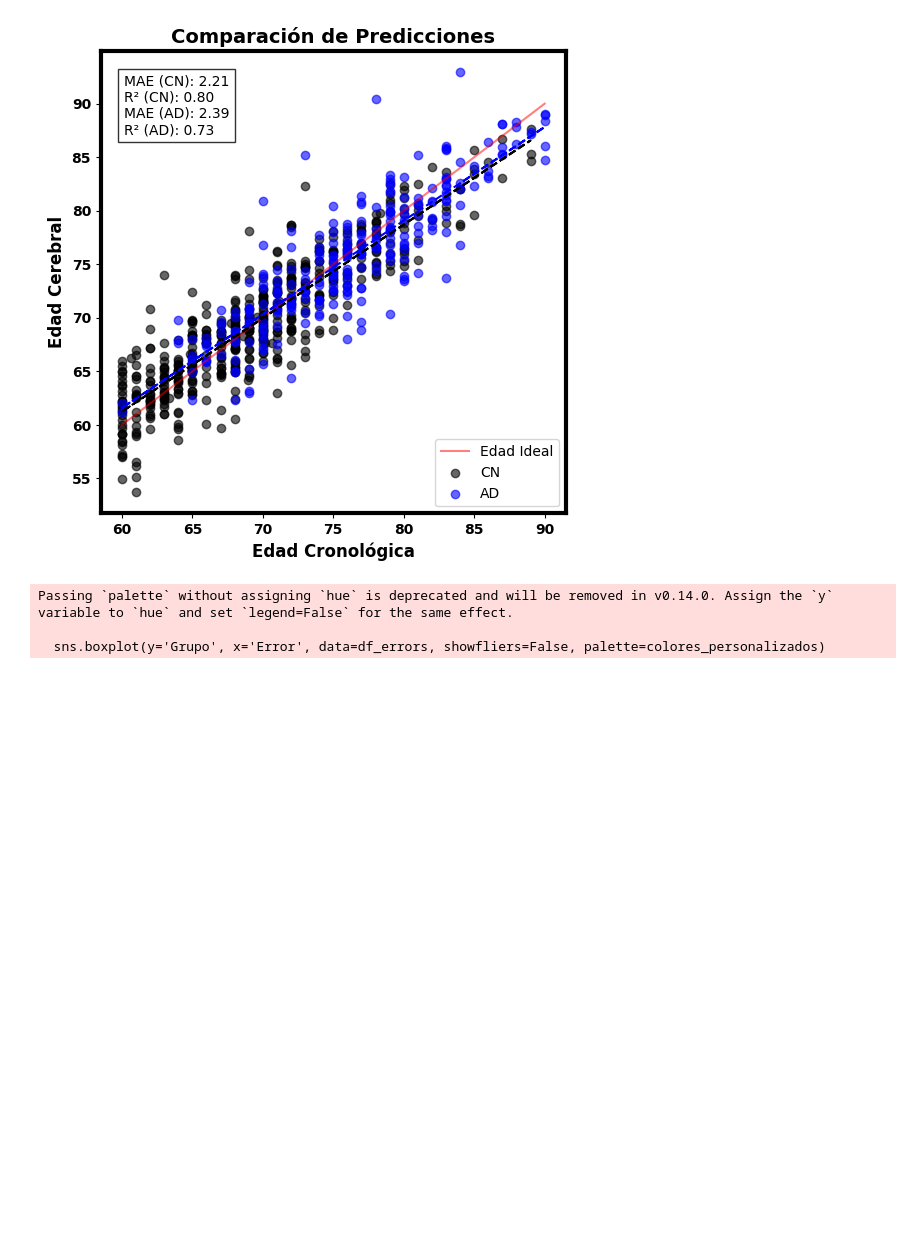
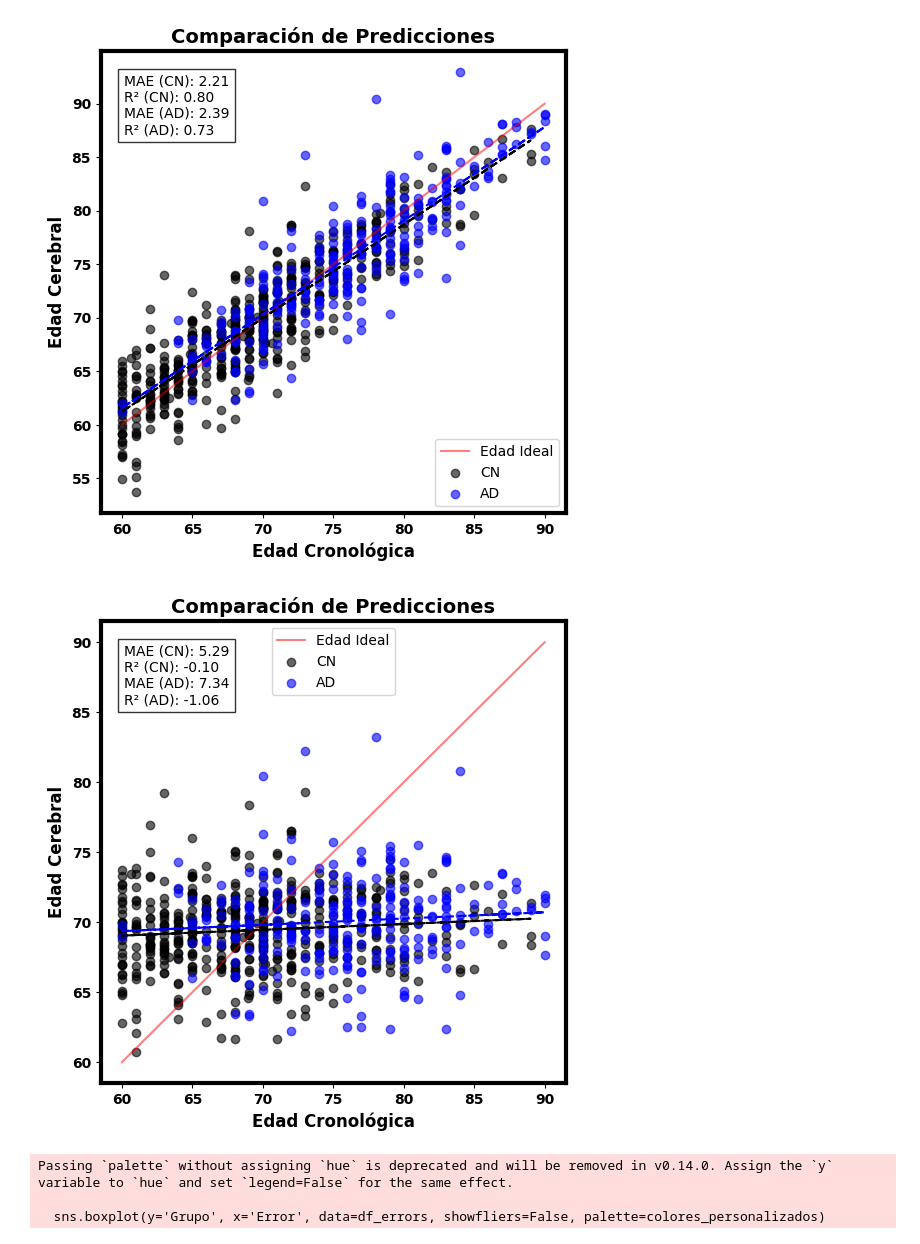
Before and after one commit to carrielfelipe/Brain_Age_with_Patients, a Jupyter notebook: Brain_Aging.ipynb, the cells around one changed output. Saved outputs shown, nothing was run; the diff lists cells and outputs as text; code cells hidden in the pictures; blank space fills up the shorter version.

```diff
--- a/Brain_Aging.ipynb
+++ b/Brain_Aging.ipynb
@@ -753,6 +769,84 @@ plt.legend()
 plt.show()
 # %% [output]
 [figure]
+# %%
+import matplotlib.pyplot as plt
+import numpy as np
+from sklearn.metrics import mean_absolute_error, r2_score
+
+fold = 0
+# Obtener los valores de los dataframes
+y_cn = results_avg_CN['y_labels'].values
+y_cn_pred = results_avg_CN['y_pred'].values
+#y_cn = results_per_fold_CN[fold]['y_labels'].values
+#y_cn_pred = results_per_fold_CN[fold]['y_pred_corrected'].values
+#y_ad = results_avg_AD['y_labels'].values
+#y_ad_pred = results_avg_AD['y_pred_corrected'].values
+y_ad = pd.to_numeric(results_avg_AD['y_labels'])
+y_ad_pred = pd.to_numeric(results_avg_AD['y_pred'])
+#y_ad = results_per_fold_AD[fold]['y_labels'].values
+#y_ad_pred = results_per_fold_AD[fold]['y_pred_corrected'].values
+
+# Calcular la línea de tendencia lineal para cada conjunto de datos
+m_cn, c_cn = np.polyfit(y_cn, y_cn_pred, 1)
+m_ad, c_ad = np.polyfit(y_ad, y_ad_pred, 1)
+
+# Graficar las predicciones vs. la edad real en el conjunto de prueba
+plt.figure(figsize=(6, 6))
+
+
+plt.plot([60, 90], [60, 90], color='red',alpha=0.5, linestyle='-', label='Edad Ideal')
+
+# Scatter plot y línea de tendencia para el conjunto de prueba
+plt.scatter(y_cn, y_cn_pred, color='black', alpha=0.6, label='CN')
+plt.plot(y_cn, m_cn * y_cn + c_cn, color='black', linestyle='--')
+
+# Scatter plot y línea de tendencia para el conjunto AD filtrado
+plt.scatter(y_ad, y_ad_pred, color='blue', alpha=0.6, label='AD')
+plt.plot(y_ad, m_ad * y_ad + c_ad, color='blue', linestyle='--')
+
+
+
+# Título en negrita
+plt.title('Comparación de Predicciones', fontweight='bold', fontsize=14)
+
+# Etiquetas de ejes en negrita
+plt.xlabel('Edad Cronológica', fontweight='bold', fontsize=12)
+plt.ylabel('Edad Cerebral', fontweight='bold', fontsize=12)
+
+# Ajustar el grosor y color del borde interior del cuadro
+for spine in plt.gca().spines.values():
+    spine.set_linewidth(3)
+    spine.set_color('black')
+
+# Configurar números de los ejes en negrita
+plt.xticks(fontweight='bold')
+plt.yticks(fontweight='bold')
+
+# Calcular y mostrar métricas para ambos conjuntos
+mae_test = mean_absolute_error(y_cn, y_cn_pred)
+r2_test = r2_score(y_cn, y_cn_pred)
+mae_ad = mean_absolute_error(y_ad, y_ad_pred)
+r2_ad = r2_score(y_ad,y_ad_pred)
+
+metrics_str = (
+    f'MAE (CN): {mae_test:.2f}\n'
+    f'R² (CN): {r2_test:.2f}\n'
+    f'MAE (AD): {mae_ad:.2f}\n'
+    f'R² (AD): {r2_ad:.2f}'
+)
+plt.text(0.05, 0.95, metrics_str, transform=plt.gca().transAxes, verticalalignment='top', horizontalalignment='left', bbox=dict(facecolor='white', alpha=0.8))
+
+# Configurar límite del eje y
+#plt.ylim(50, 90)
+
+# Añadir leyenda
+plt.legend()
+
+# Mostrar el gráfico
+plt.show()
+# %% [output]
+[figure, added]
 # %%
 import pandas as pd
 import seaborn as sns
```
Also changed, not shown: parts of 1 cell of this notebook.
